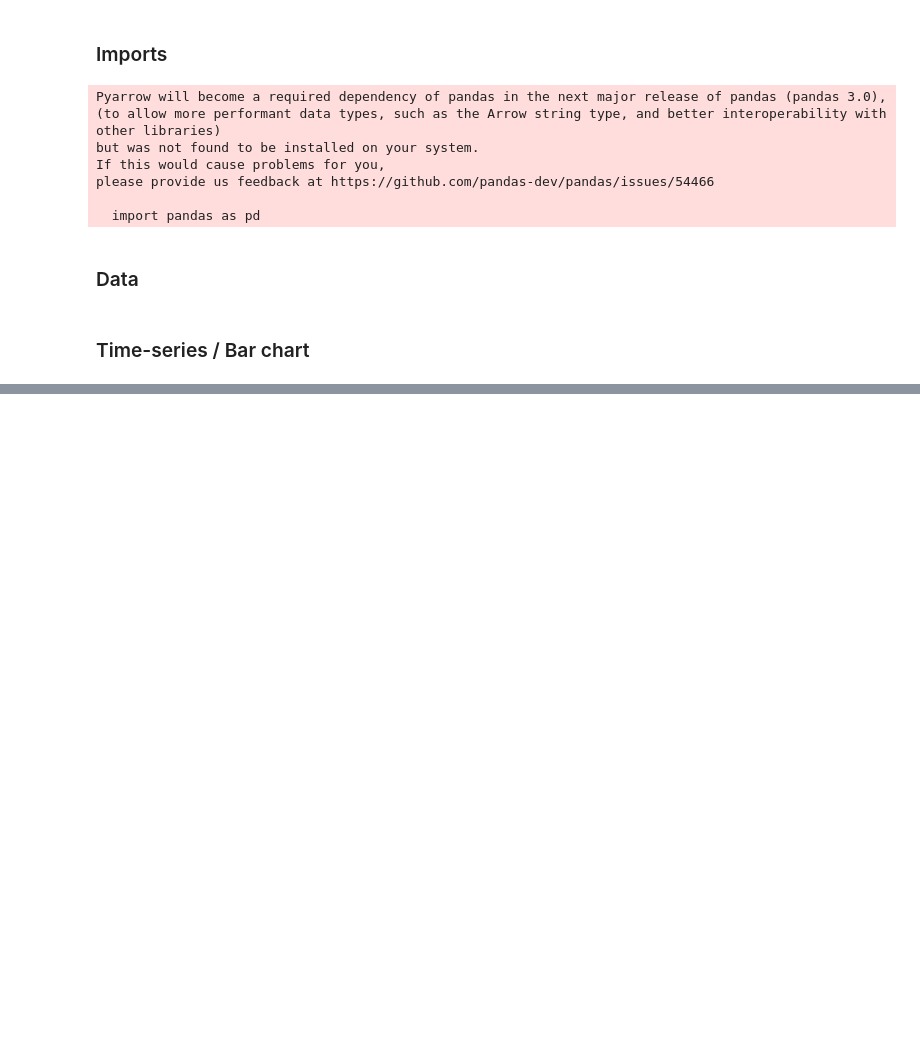
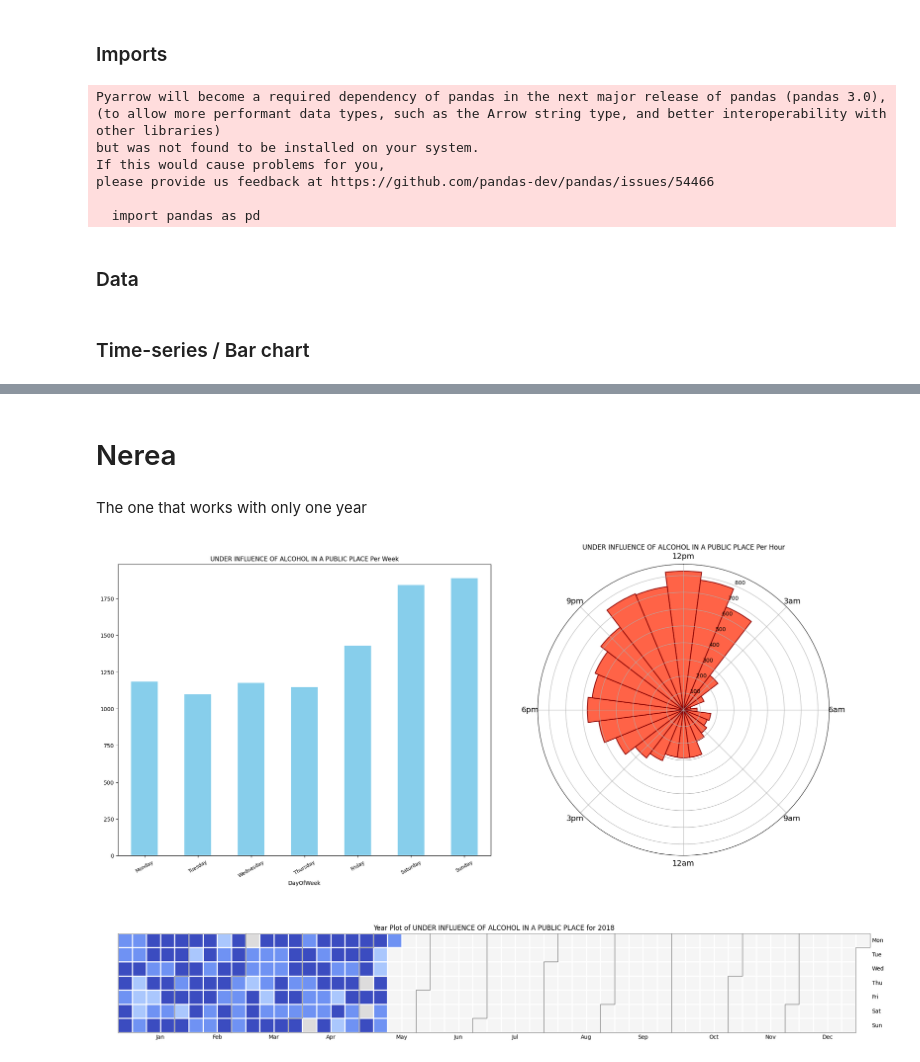
Before and after one commit to nereaSuacab/ass2_SocialData24.github.io, a Jupyter notebook: assignment2.ipynb, the cells around one changed output, grey strips where cells are left out. Saved outputs shown, nothing was run; the diff lists cells and outputs as text; code cells hidden in the pictures; blank space fills up the shorter version.

Commit message:
First plot done. Only one year in the heatmap

```diff
--- a/assignment2.ipynb
+++ b/assignment2.ipynb
@@ -96,0 +107,61 @@ ValueError: setting an array element with a sequence. The requested array has an
+# %% [markdown]
+# Nerea
+# %% [markdown]
+The one that works with only one year
+# %%
+import matplotlib.gridspec as gridspec
+import pandas as pd
+import matplotlib.pyplot as plt
+import calplot
+
+data = data_og.copy()
+data['Date'] = pd.to_datetime(data['Date'])
+crime_data = data[data['Descript'] == focus]
+
+# Filter data to include only the past two years
+current_year = 2018
+crime_data_two_years = crime_data[data['Date'].dt.year >= current_year - 1]
+
+# Compute daily counts for the past two years
+daily_counts_two_years = crime_data_two_years.groupby(pd.Grouper(key='Date', freq='D')).size()
+
+# Set the size of the entire figure
+plt.figure(figsize=(20, 15))
+
+# Create a gridspec object
+gs = gridspec.GridSpec(2, 2)
+
+# Create subplots
+axes = []
+axes.append(plt.subplot(gs[0, 0]))  # Weekday bar plot
+axes.append(plt.subplot(gs[0, 1], projection='polar'))  # Hours polar plot
+axes.append(plt.subplot(gs[1, :]))  # Year plot (replacing calendar map)
+
+# Weekday bar plot
+crimes_per_weekday = crime_data['DayOfWeek'].value_counts().sort_index()
+crimes_per_weekday = crimes_per_weekday.reindex(['Monday', 'Tuesday', 'Wednesday', 'Thursday', 'Friday', 'Saturday', 'Sunday'])
+crimes_per_weekday.plot(kind='bar', ax=axes[0], color='skyblue')
+axes[0].set_title(f'{focus} Per Week', fontsize=11)
+axes[0].tick_params(axis='x', rotation=30, labelsize=9)
+
+# Hours polar plot
+ax = axes[1]
+ax.bar(np.array(crime_counts_by_hour.index) * 2 * 3.14159 / 24,
+       np.array(crime_counts_by_hour.values),
+       width=2 * 3.14159 / 24,
+       color='tomato',
+       edgecolor='darkred',
+       linewidth=1.5)
+ax.set_theta_zero_location('N')
+ax.set_theta_direction(-1)
+ax.set_xticklabels(['12pm', '3am', '6am', '9am', '12am', '3pm', '6pm', '9pm'], fontsize=14)
+ax.set_title(f'{focus} Per Hour')
+
+# Year plot (replacing calendar map)
+calplot.yearplot(daily_counts_two_years, year=current_year, ax=axes[2], cmap='coolwarm')
+axes[2].set_title(f'Year Plot of {focus} for {current_year}')
+
+plt.tight_layout()
+plt.show()
+# %% [output]
+[figure, added]
```
Also changed, not shown: parts of 5 cells of this notebook.
